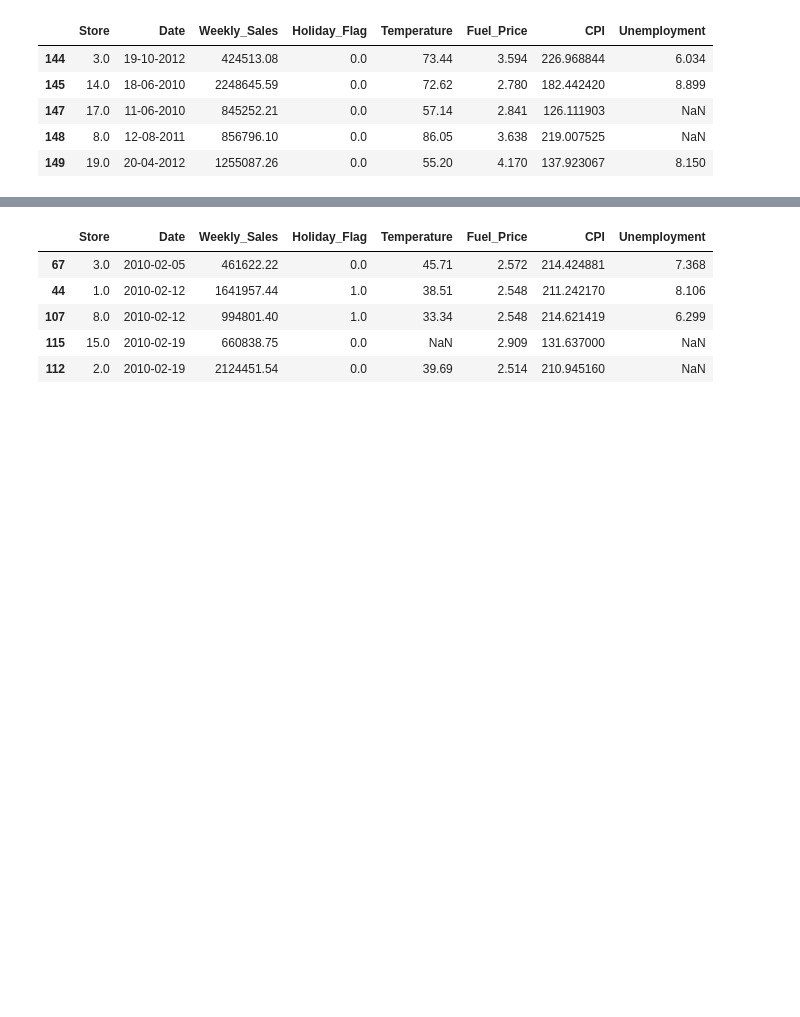
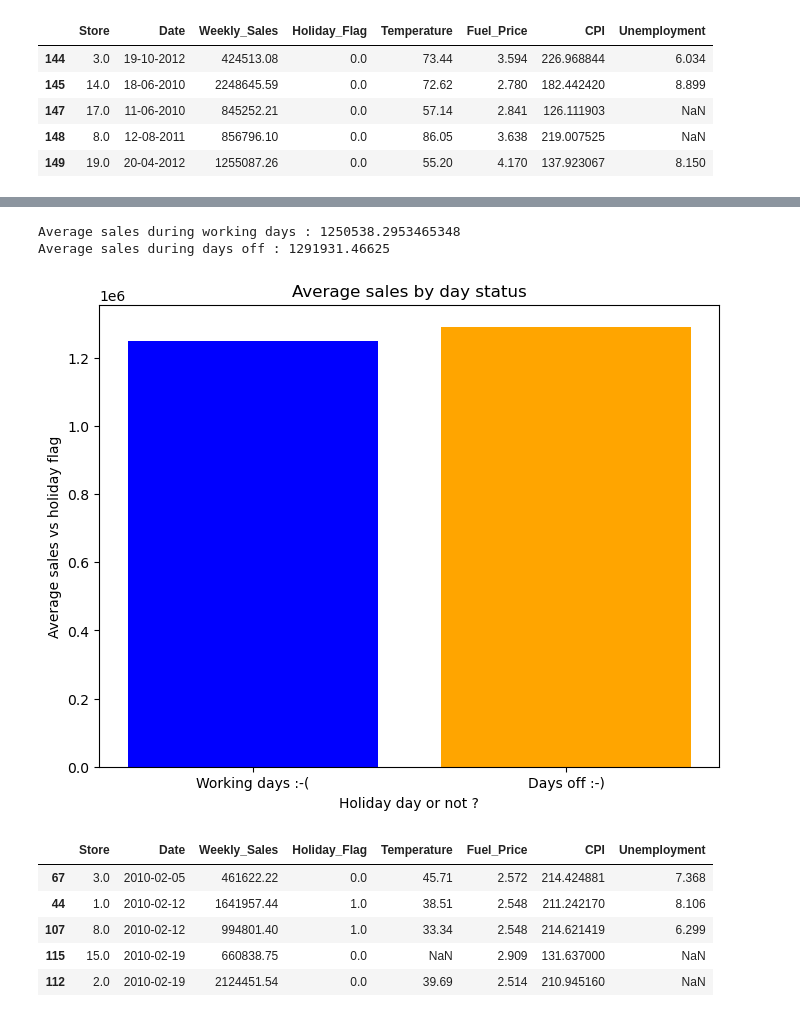
Before and after one commit to StephaneDustin/StephaneDustin, a Jupyter notebook: Jedha/Project_Walmart - Copie/Walmart_final.ipynb, the cells around one changed output, grey strips where cells are left out. Cells and saved outputs as stored; diff of their text form; code cells hidden in the pictures; blank space fills up the shorter version.

```diff
--- a/Jedha/Project_Walmart - Copie/Walmart_final.ipynb
+++ b/Jedha/Project_Walmart - Copie/Walmart_final.ipynb
@@ -163,3 +209,29 @@ df.tail()
+# %%
+
+# mean-sales volume for Holiday_Flag == 0
+average_sales_non_holiday = df[df['Holiday_Flag'] == 0]['Weekly_Sales'].mean()
+
+# mean-sales volume for Holiday_Flag == 1
+average_sales_holiday = df[df['Holiday_Flag'] == 1]['Weekly_Sales'].mean()
+
+print(f"Average sales during working days : {average_sales_non_holiday}")
+print(f"Average sales during days off : {average_sales_holiday}")
+# %% [output]
+Average sales during working days : 1250538.2953465348
+Average sales during days off : 1291931.46625
+# %%
+# Créer un graphique à barres pour les moyennes de ventes
+categories = ['Working days :-(', 'Days off :-)']
+average_sales = [average_sales_non_holiday, average_sales_holiday]
+
+plt.figure(figsize=(8, 6))
+plt.bar(categories, average_sales, color=['blue', 'orange'])
+plt.title('Average sales by day status')
+plt.xlabel('Holiday day or not ?')
+plt.ylabel('Average sales vs holiday flag')
+plt.show()
+# %% [output]
+[figure, added]
 # %%
 df['Date'] = pd.to_datetime(df['Date'], format='%d-%m-%Y')
 df= df.sort_values('Date')
```
Also changed, not shown: parts of 10 cells of this notebook.
